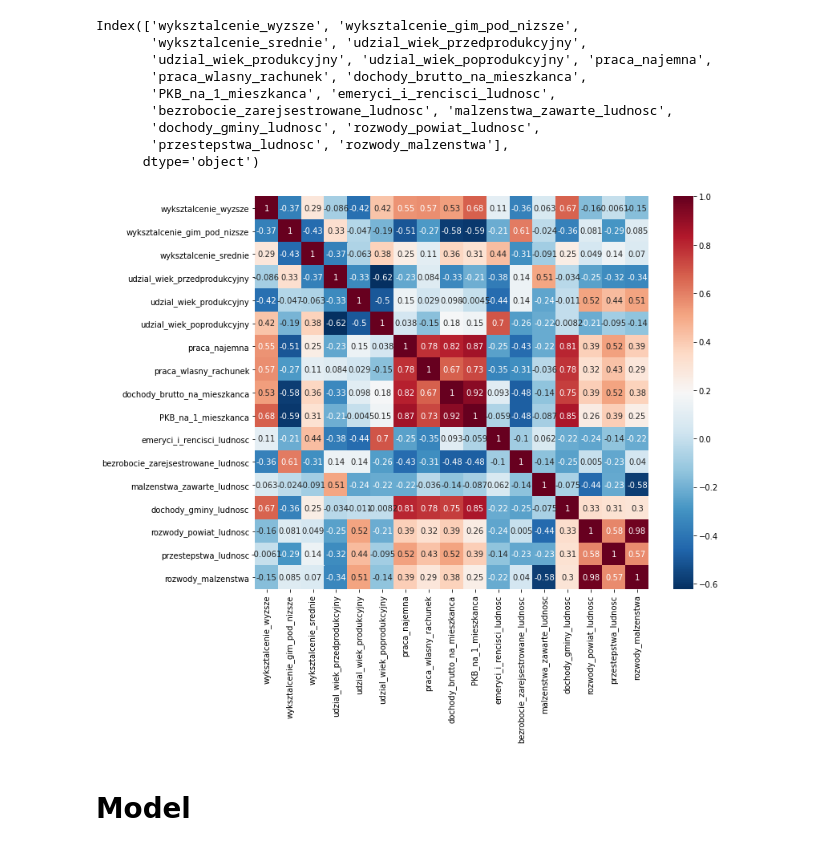
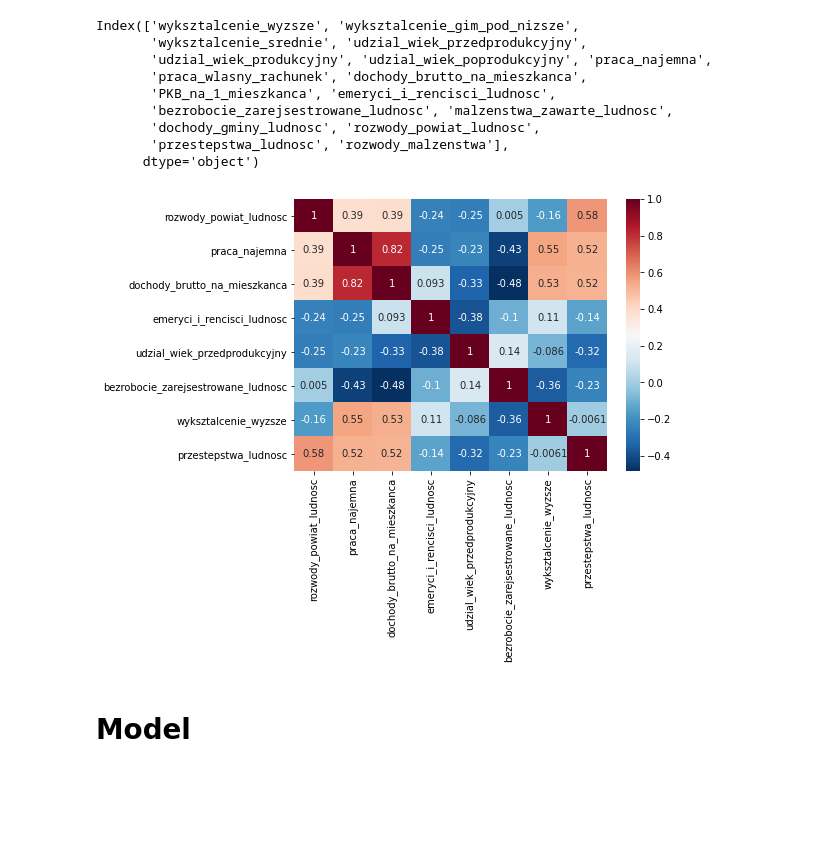
Before and after one commit to MarBry111/Forecast_Election_Poland, a Jupyter notebook: Model_III_MOREparameters.ipynb, the cells around one changed output. Cells and saved outputs as stored; diff of their text form; code cells hidden in the pictures; blank space fills up the shorter version.

```diff
--- a/Model_III_MOREparameters.ipynb
+++ b/Model_III_MOREparameters.ipynb
@@ -1350,24 +1504,22 @@ Index(['wyksztalcenie_wyzsze', 'wyksztalcenie_gim_pod_nizsze',
       dtype='object')
 # %%
 high_cols = [
- 'udzial_wiek_produkcyjny',
- 'praca_najemna',
- #'praca_wlasny_rachunek',
- 'socjal',
- #'dochody_brutto_na_mieszkanca',
- #'PKB_na_1_mieszkanca',
- 'przestepstwa_ludnosc',
- 'emeryci_i_rencisci_ludnosc',
- 'bezrobocie_zarejsestrowane_ludnosc',
- 'malzenstwa_zawarte_ludnosc'
+    'rozwody_powiat_ludnosc',
+    'praca_najemna',
+    'dochody_brutto_na_mieszkanca',
+    'emeryci_i_rencisci_ludnosc',
+    'udzial_wiek_przedprodukcyjny',
+    'bezrobocie_zarejsestrowane_ludnosc',
+    'wyksztalcenie_wyzsze',
+    'przestepstwa_ludnosc'
  #'dochody_gminy_ludnosc',
  #'rozwody_powiat_ludnosc'
  #'rozwody_malzenstwa'
 ]
 # %%
 %matplotlib inline
-fig, ax = plt.subplots(figsize=(11,9))
-sn.heatmap(pool_stat_df_mm.corr().loc[columns_to_use,columns_to_use], annot=True, cmap='RdBu_r')
+fig, ax = plt.subplots(figsize=(7,5))
+sn.heatmap(pool_stat_df_mm.corr().loc[high_cols,high_cols], annot=True, cmap='RdBu_r')
 plt.savefig('dane_pdf/dane_stat/corr_between_choosen.pdf',  bbox_inches='tight')
 # %% [output]
-[figure, old version]
+[figure, new version]
```
Also changed, not shown: parts of 35 cells of this notebook.
